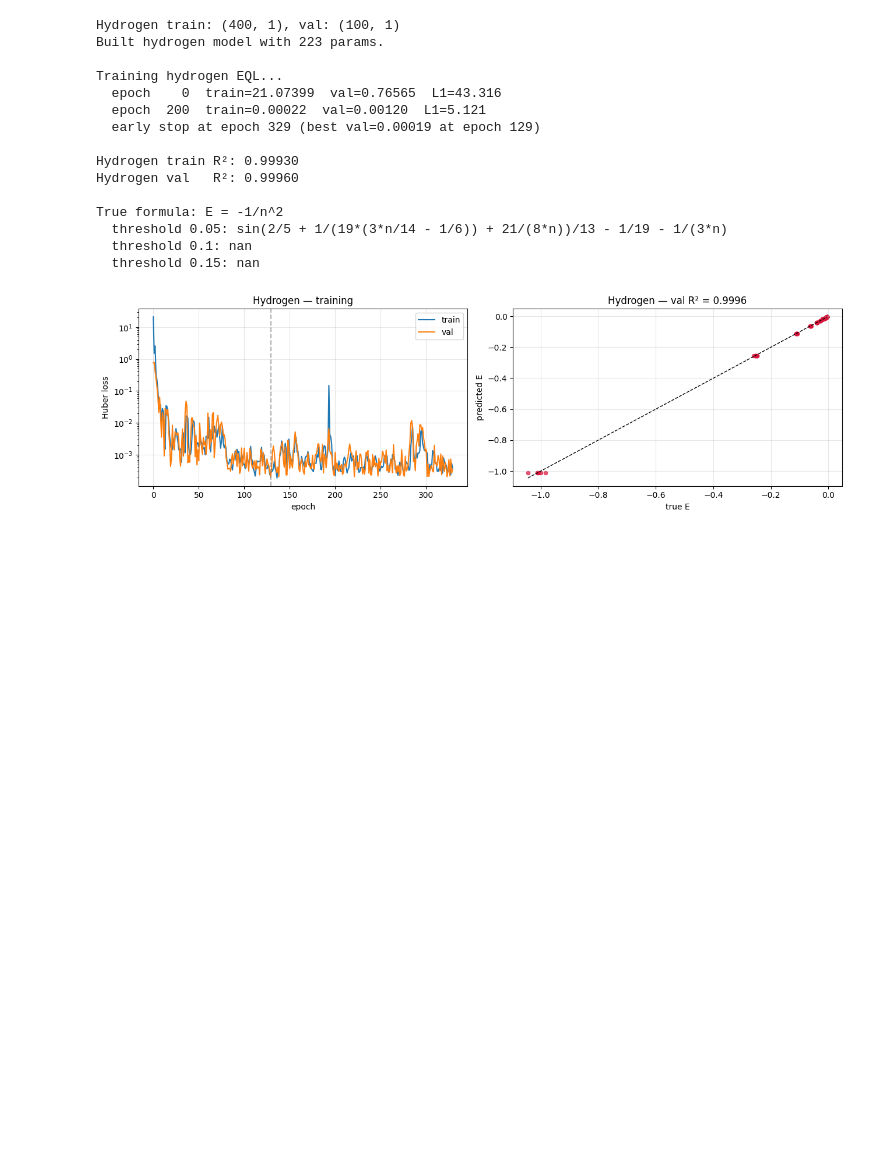
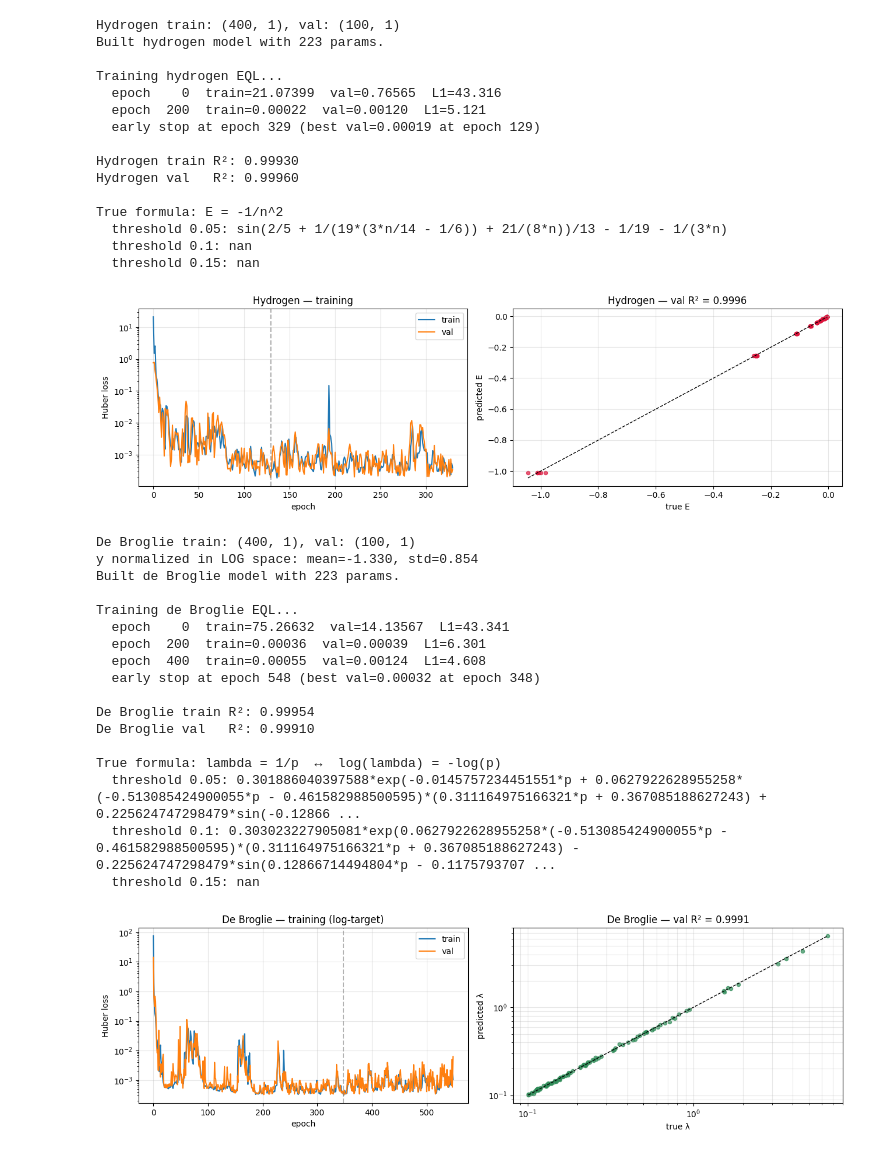
Before and after one commit to Omdeshmukh-17/quantum-eql-physics, a Jupyter notebook: notebook/equation_discovery.ipynb, the cells around one changed output. Saved outputs shown, nothing was run; the diff lists cells and outputs as text; code cells hidden in the pictures; blank space fills up the shorter version.

```diff
--- a/notebook/equation_discovery.ipynb
+++ b/notebook/equation_discovery.ipynb
@@ -698,3 +698,75 @@ True formula: E = -1/n^2
   threshold 0.1: nan
   threshold 0.15: nan
 [figure]
+# %%
+# ===== DE BROGLIE =====
+X_deb_tr, y_deb_tr, X_deb_va, y_deb_va = train_val_split(X_deb, y_deb, val_frac=0.2)
+y_deb_tr_n, y_deb_va_n, deb_stats = normalize_y(y_deb_tr, y_deb_va, log_scale=True)
+print(f"De Broglie train: {X_deb_tr.shape}, val: {X_deb_va.shape}")
+print(f"y normalized in LOG space: mean={deb_stats['mean']:.3f}, std={deb_stats['std']:.3f}")
+
+np.random.seed(SEED); tf.random.set_seed(SEED)
+model_deb = build_eql_model(input_dim=1, n_layers=2)
+print(f"Built de Broglie model with {model_deb.count_params()} params.\n")
+
+print("Training de Broglie EQL...")
+history_deb = train_eql(
+    model_deb, X_deb_tr, y_deb_tr_n, X_deb_va, y_deb_va_n,
+    epochs=2000, batch_size=64, lr=1e-2,
+    l1_lambda=1e-3, loss_type="huber",
+    patience=200, clipnorm=1.0, verbose=200,
+)
+
+# evaluate — predictions are in log-normalized space, denormalize handles the exp
+pred_tr_n = tf.squeeze(model_deb(X_deb_tr), axis=-1).numpy()
+pred_va_n = tf.squeeze(model_deb(X_deb_va), axis=-1).numpy()
+pred_tr = denormalize_y(pred_tr_n, deb_stats)
+pred_va = denormalize_y(pred_va_n, deb_stats)
+r2_tr_deb = r2_score(y_deb_tr, pred_tr)
+r2_va_deb = r2_score(y_deb_va, pred_va)
+print(f"\nDe Broglie train R²: {r2_tr_deb:.5f}")
+print(f"De Broglie val   R²: {r2_va_deb:.5f}")
+
+# extract — note the expression will be in log-space, so e^(...) form expected
+print("\nTrue formula: lambda = 1/p  ↔  log(lambda) = -log(p)")
+for thr in [0.05, 0.10, 0.15]:
+    expr_norm = extract_symbolic_expression(model_deb, input_names=["p"], threshold=thr)
+    expr = denormalize_expression(expr_norm, deb_stats)
+    print(f"  threshold {thr}: {expr}")
+
+# plot
+fig, axes = plt.subplots(1, 2, figsize=(13, 4))
+axes[0].plot(history_deb["train_loss"], label="train")
+axes[0].plot(history_deb["val_loss"], label="val")
+axes[0].axvline(history_deb["best_epoch"], color="gray", ls="--", alpha=0.6)
+axes[0].set_xlabel("epoch"); axes[0].set_ylabel("Huber loss"); axes[0].set_yscale("log")
+axes[0].set_title("De Broglie — training (log-target)"); axes[0].legend(); axes[0].grid(alpha=0.3)
+
+axes[1].scatter(y_deb_va, pred_va, s=20, alpha=0.7, color="seagreen")
+axes[1].plot([y_deb_va.min(), y_deb_va.max()], [y_deb_va.min(), y_deb_va.max()], "k--", lw=1)
+axes[1].set_xlabel("true λ"); axes[1].set_ylabel("predicted λ")
+axes[1].set_xscale("log"); axes[1].set_yscale("log")
+axes[1].set_title(f"De Broglie — val R² = {r2_va_deb:.4f}")
+axes[1].grid(alpha=0.3, which="both")
+plt.tight_layout()
+plt.savefig("../figures/debroglie_training.png", dpi=120, bbox_inches="tight")
+plt.show()
+# %% [output]
+De Broglie train: (400, 1), val: (100, 1)
+y normalized in LOG space: mean=-1.330, std=0.854
+Built de Broglie model with 223 params.
+
+Training de Broglie EQL...
+  epoch    0  train=75.26632  val=14.13567  L1=43.341
+  epoch  200  train=0.00036  val=0.00039  L1=6.301
+  epoch  400  train=0.00055  val=0.00124  L1=4.608
+  early stop at epoch 548 (best val=0.00032 at epoch 348)
+
+De Broglie train R²: 0.99954
+De Broglie val   R²: 0.99910
+
+True formula: lambda = 1/p  ↔  log(lambda) = -log(p)
+  threshold 0.05: 0.301886040397588*exp(-0.0145757234451551*p + 0.0627922628955258*(-0.513085424900055*p - 0.461582988500595)*(0.311164975166321*p + 0.367085188627243) + 0.225624747298479*sin(-0.12866 ...
+  threshold 0.1: 0.303023227905081*exp(0.0627922628955258*(-0.513085424900055*p - 0.461582988500595)*(0.311164975166321*p + 0.367085188627243) - 0.225624747298479*sin(0.12866714494804*p - 0.1175793707 ...
+  threshold 0.15: nan
+[figure, added]
```
Also changed, not shown: 2 other files.
